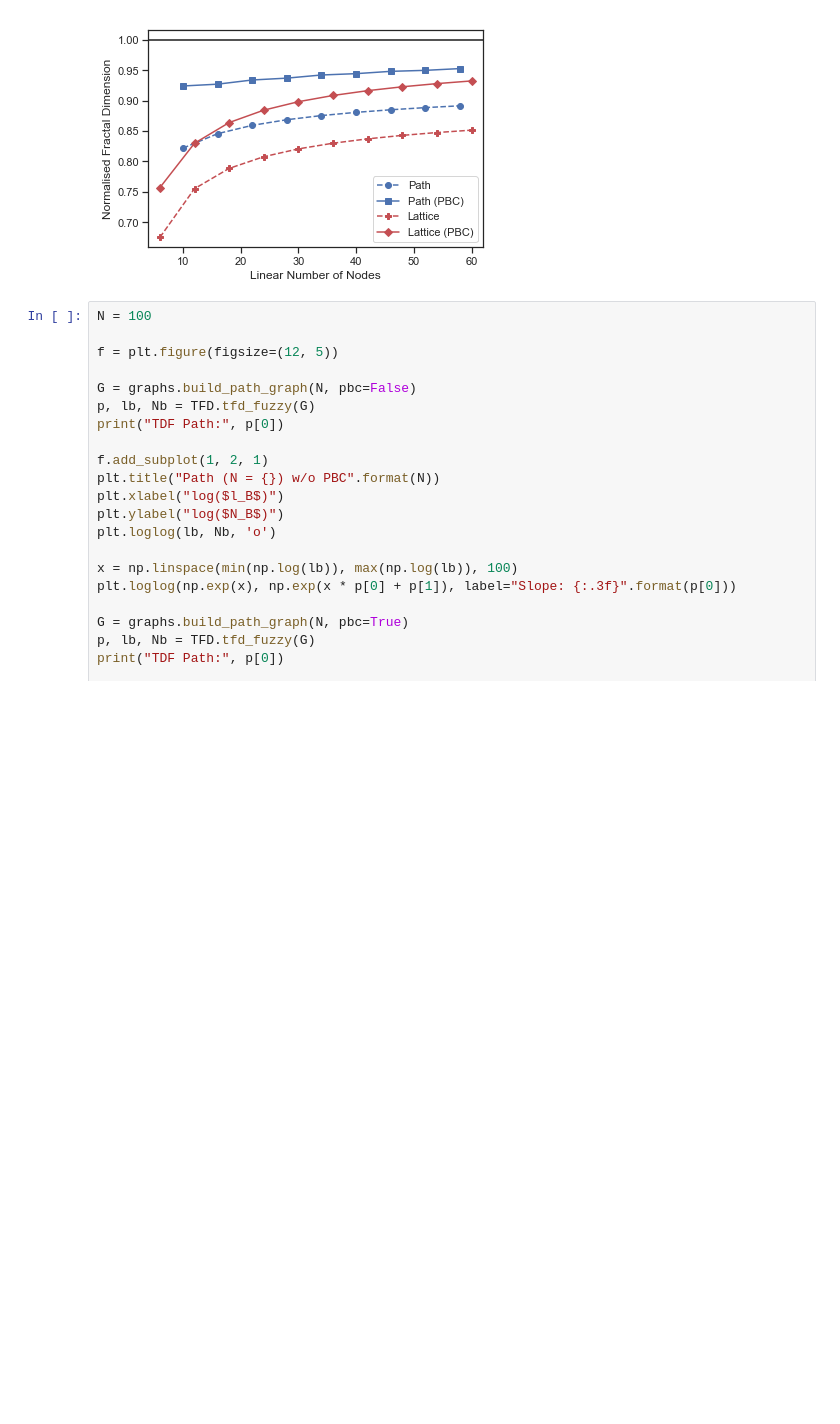
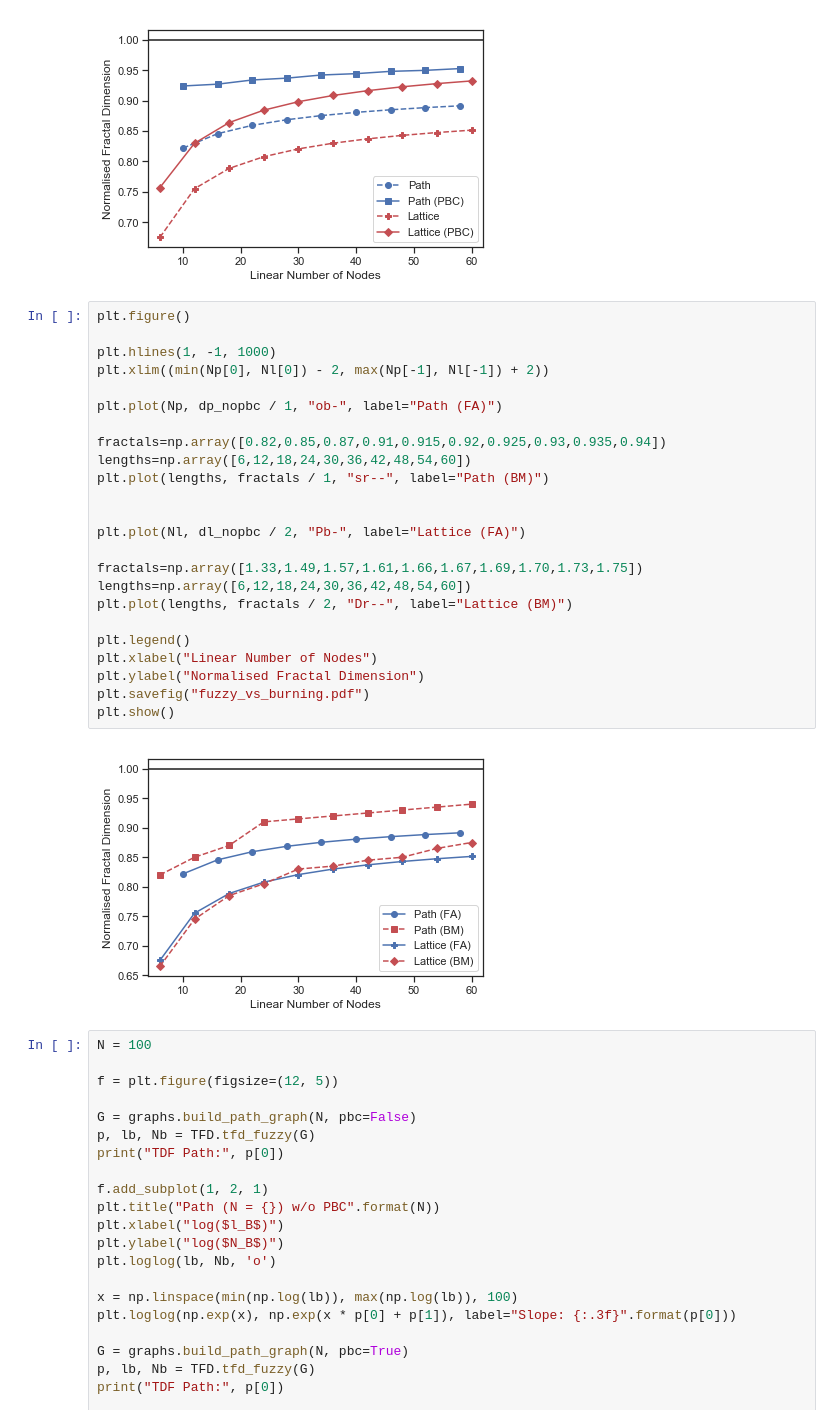
Before and after one commit to florianst/fractaldim_proteininteract, a Jupyter notebook: ipynb/Scaling.ipynb, the cells around one changed output. Cells and saved outputs as stored; diff of their text form; blank space fills up the shorter version.

```diff
--- a/ipynb/Scaling.ipynb
+++ b/ipynb/Scaling.ipynb
@@ -96,6 +78,32 @@ plt.savefig("fse.pdf")
 plt.show()
 # %% [output]
 [figure]
+# %%
+plt.figure()
+
+plt.hlines(1, -1, 1000)
+plt.xlim((min(Np[0], Nl[0]) - 2, max(Np[-1], Nl[-1]) + 2))
+
+plt.plot(Np, dp_nopbc / 1, "ob-", label="Path (FA)")
+
+fractals=np.array([0.82,0.85,0.87,0.91,0.915,0.92,0.925,0.93,0.935,0.94])
+lengths=np.array([6,12,18,24,30,36,42,48,54,60])
+plt.plot(lengths, fractals / 1, "sr--", label="Path (BM)")
+
+
+plt.plot(Nl, dl_nopbc / 2, "Pb-", label="Lattice (FA)")
+
+fractals=np.array([1.33,1.49,1.57,1.61,1.66,1.67,1.69,1.70,1.73,1.75])
+lengths=np.array([6,12,18,24,30,36,42,48,54,60])
+plt.plot(lengths, fractals / 2, "Dr--", label="Lattice (BM)")
+
+plt.legend()
+plt.xlabel("Linear Number of Nodes")
+plt.ylabel("Normalised Fractal Dimension")
+plt.savefig("fuzzy_vs_burning.pdf")
+plt.show()
+# %% [output]
+[figure, added]
 # %%
 N = 100
 
```
Also changed, not shown: parts of 1 cell of this notebook, 3 other files.
